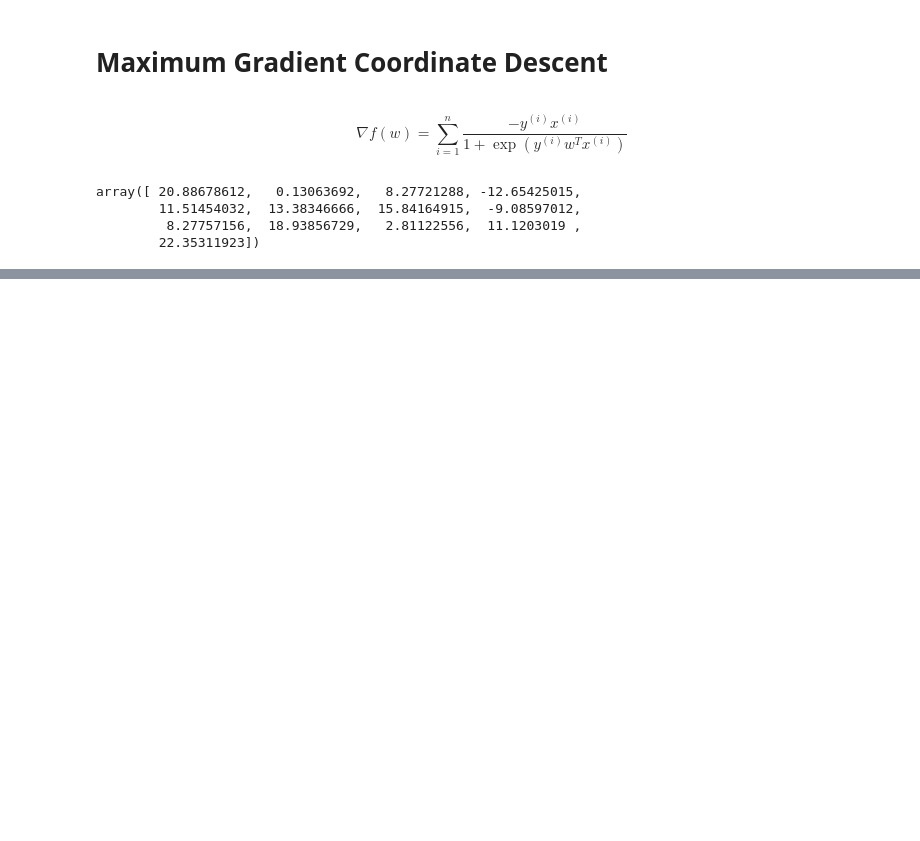
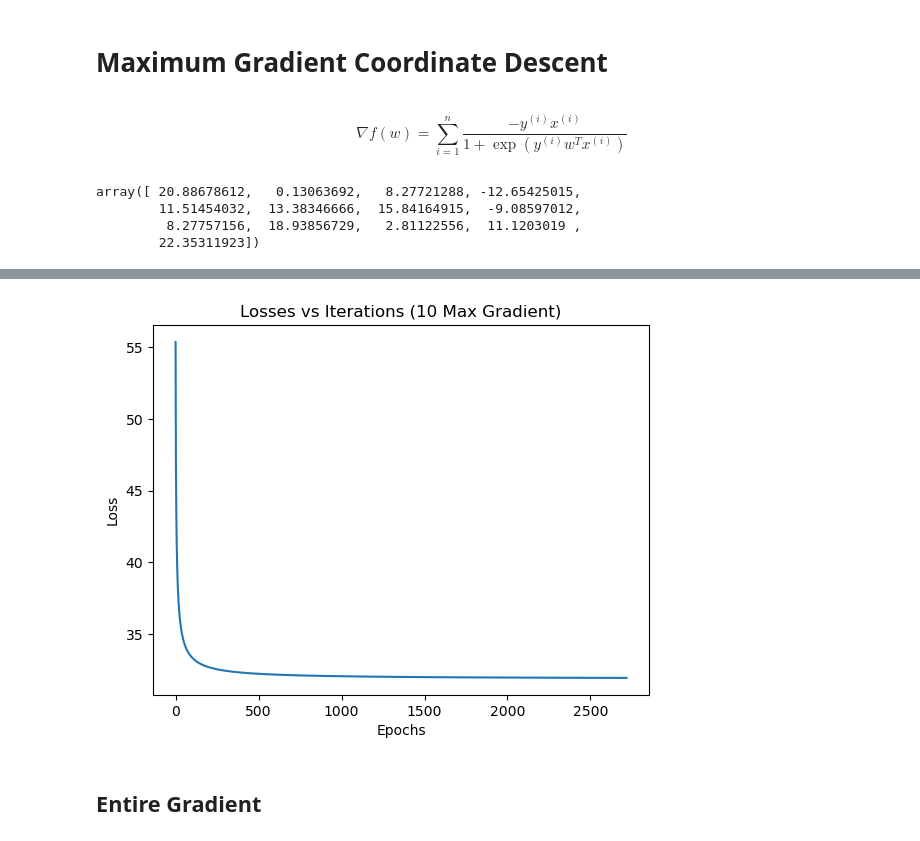
Before and after one commit to raoguchi/COORDINATE_DESC_C251, a Jupyter notebook: code.ipynb, the cells around one changed output, grey strips where cells are left out. Drawn from its saved outputs; the diff is of its cells as text; code cells hidden in the pictures; blank space fills up the shorter version.

```diff
--- a/code.ipynb
+++ b/code.ipynb
@@ -145,0 +187,13 @@ array([[-4.80118387, -1.65497808, -3.85017981,  5.24783838, -0.5094167 ,
+# %%
+epochs = 100_000
+w_top10, losses_top10 = top_i_grad_descent(X_train, y_train, w_0, epochs=epochs, n_features=10)
+# %%
+plt.plot(np.arange(0, len(losses_top10)), losses_top10)
+plt.title('Losses vs Iterations (10 Max Gradient)')
+plt.ylabel('Loss')
+plt.xlabel('Epochs')
+plt.show()
+# %% [output]
+[figure, added]
+# %% [markdown]
+## Entire Gradient
```
Also changed, not shown: parts of 32 cells of this notebook.
